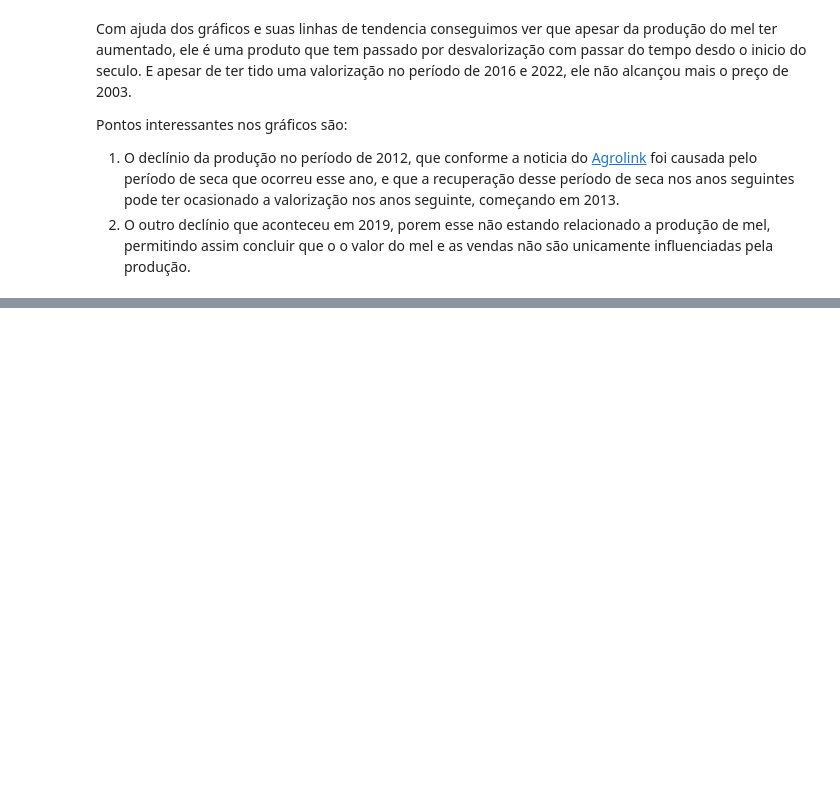
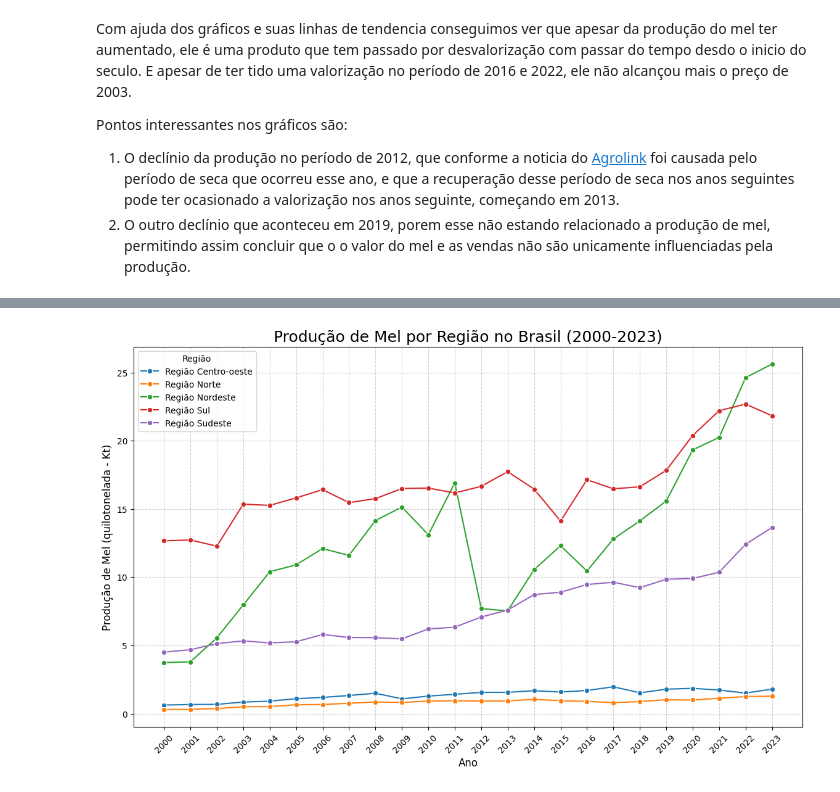
Before and after one commit to Gabriel-J-code/ad-projeto-bees-caatinga, a Jupyter notebook: relatorio.ipynb, the cells around one changed output, grey strips where cells are left out. Drawn from its saved outputs; the diff is of its cells as text; code cells hidden in the pictures; blank space fills up the shorter version.

Commit message:
feat(relatorio): analise produção regional

```diff
--- a/relatorio.ipynb
+++ b/relatorio.ipynb
@@ -443,0 +425,3 @@ faturamento_mn
+# %%
+melted_producao_rg = pd.melt(producao_rg, id_vars=['Sigla','Código','Região'],var_name='Ano', value_name='Produção (Kg)')
+show_head_tail(melted_producao_rg)
@@ -443,0 +441,33 @@ faturamento_mn
+# %%
+import pandas as pd
+import seaborn as sns
+import matplotlib.pyplot as plt
+import matplotlib.ticker as mtick
+
+# Supondo que o seu DataFrame se chame 'melted_producao_rg'
+
+plt.figure(figsize=(14, 8))
+sns.lineplot(data=melted_producao_rg, x='Ano', y='Produção (Kg)', hue='Região', marker='o')
+
+# Adicione título e rótulos
+plt.title('Produção de Mel por Região no Brasil (2000-2023)', fontsize=18)
+plt.xlabel('Ano', fontsize=12)
+plt.ylabel('Produção de Mel (quilotonelada - Kt)', fontsize=12)
+plt.grid(True, linestyle='--', alpha=0.6)
+
+# Formate os rótulos do eixo Y para mostrar em milhões
+def millions_formatter(x, pos):
+    """Função para formatar os valores do eixo Y em milhões."""
+    return f'{x / 1e6:,.0f}'
+
+plt.gca().yaxis.set_major_formatter(mtick.FuncFormatter(millions_formatter))
+
+# Adicione a legenda
+plt.legend(title='Região', loc='upper left')
+
+# Rotacione os rótulos do eixo X para melhor leitura
+plt.xticks(melted_producao_rg['Ano'].unique(), rotation=45)
+
+plt.show()
+# %% [output]
+[figure, added]
```
Also changed, not shown: parts of 18 cells of this notebook, 1 other file.
